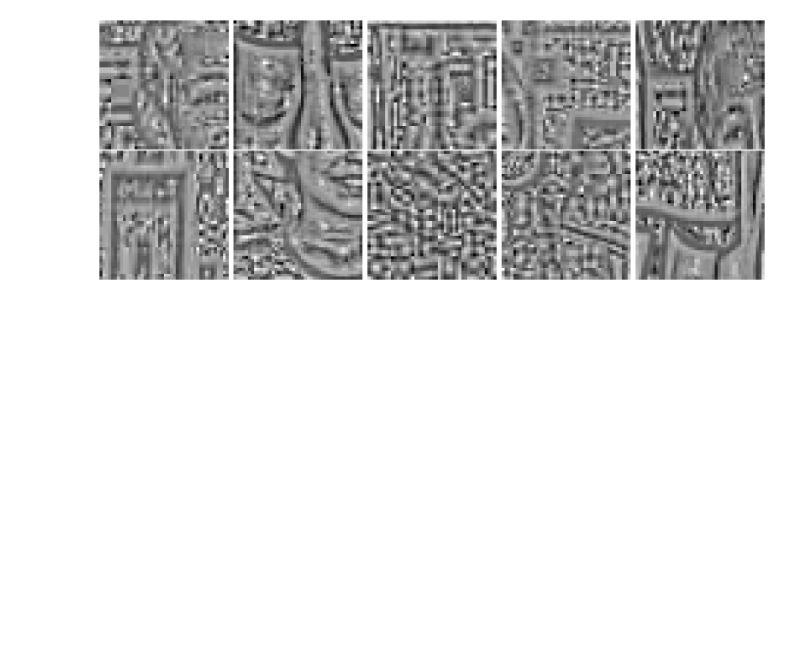
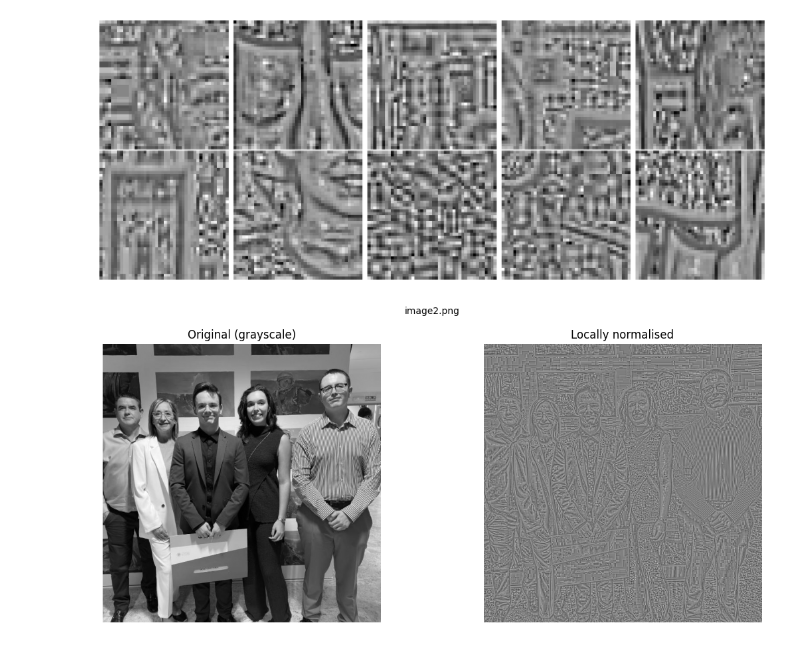
Before and after one commit to MiquelGomezCorral/BIOM-Face-cetection, a Jupyter notebook: NNB-Face-Detection.ipynb, the cells around one changed output. Saved outputs shown, nothing was run; the diff lists cells and outputs as text; code cells hidden in the pictures; blank space fills up the shorter version.

Commit message:
image process finished

```diff
--- a/NNB-Face-Detection.ipynb
+++ b/NNB-Face-Detection.ipynb
@@ -207,10 +208,10 @@ def get_integral_sum(integral: np.ndarray, x1, y1, x2, y2) -> int:
     return D - B - C + A
 
 
-integral = get_integral_image(i)
-integral_2 = get_integral_squared_image(i)
-print(integral)
-print(integral_2)
+integral = get_integral_image(crops[1])
+integral_2 = get_integral_squared_image(crops[1])
+# print(integral)
+# print(integral_2)
 
 print(get_integral_sum(integral, 0, 0, 10, 10))
 print(get_integral_sum(integral_2, 0, 0, 10, 10))
@@ -285,3 +286,28 @@ sampled_crops = [local_normalize_image(CONFIG, crops[i]) for i in idx]
 show_crops(sampled_crops)
 # %% [output]
 [figure]
+# %%
+
+# --- Load image (swap path for any other image) ---
+img_path = os.path.join("data", "image2.png")
+img_bgr  = cv2.imread(img_path)
+img_gray = cv2.cvtColor(img_bgr, cv2.COLOR_BGR2GRAY)
+
+img_norm = local_normalize_image(CONFIG, img_gray)
+
+# --- Plot original vs locally normalised ---
+fig, axes = plt.subplots(1, 2, figsize=(12, 5))
+
+axes[0].imshow(img_gray, cmap="gray")
+axes[0].set_title("Original (grayscale)")
+axes[0].axis("off")
+
+axes[1].imshow(img_norm, cmap="gray")
+axes[1].set_title("Locally normalised")
+axes[1].axis("off")
+
+plt.suptitle(os.path.basename(img_path), fontsize=10)
+plt.tight_layout()
+plt.show()
+# %% [output]
+[figure, added]
```
Also changed, not shown: parts of 1 cell of this notebook.
